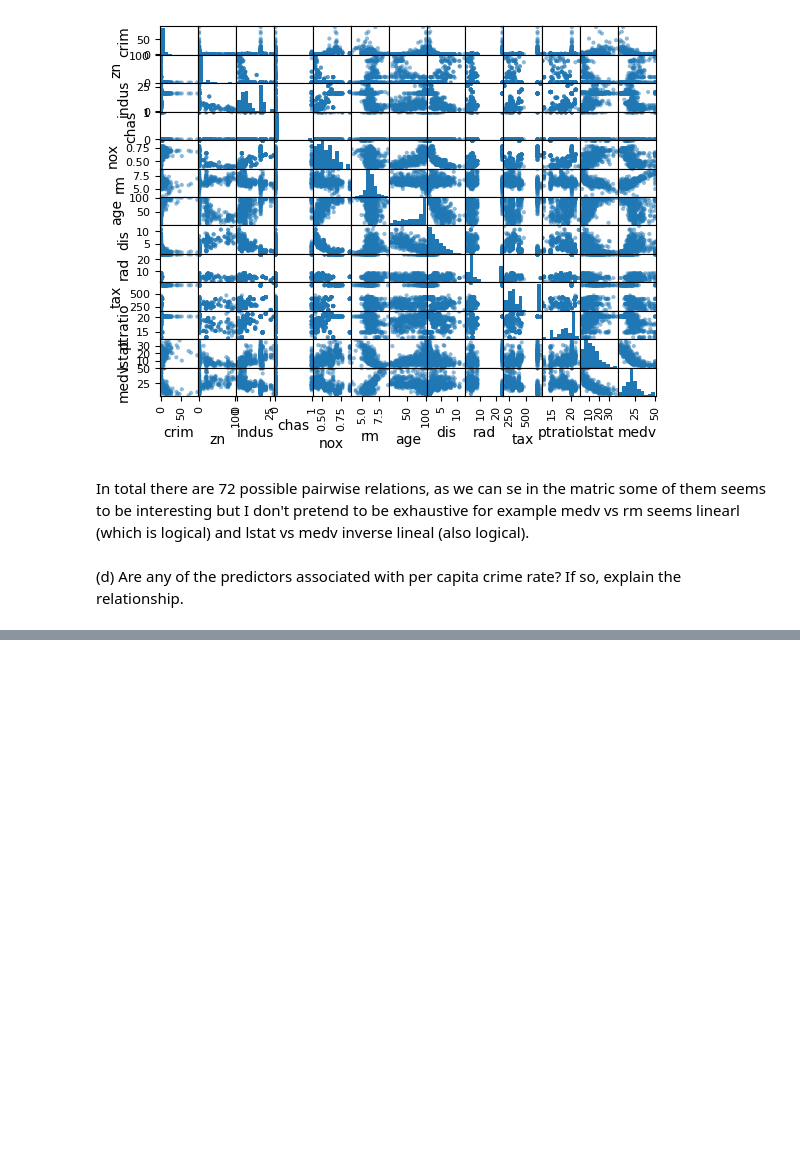
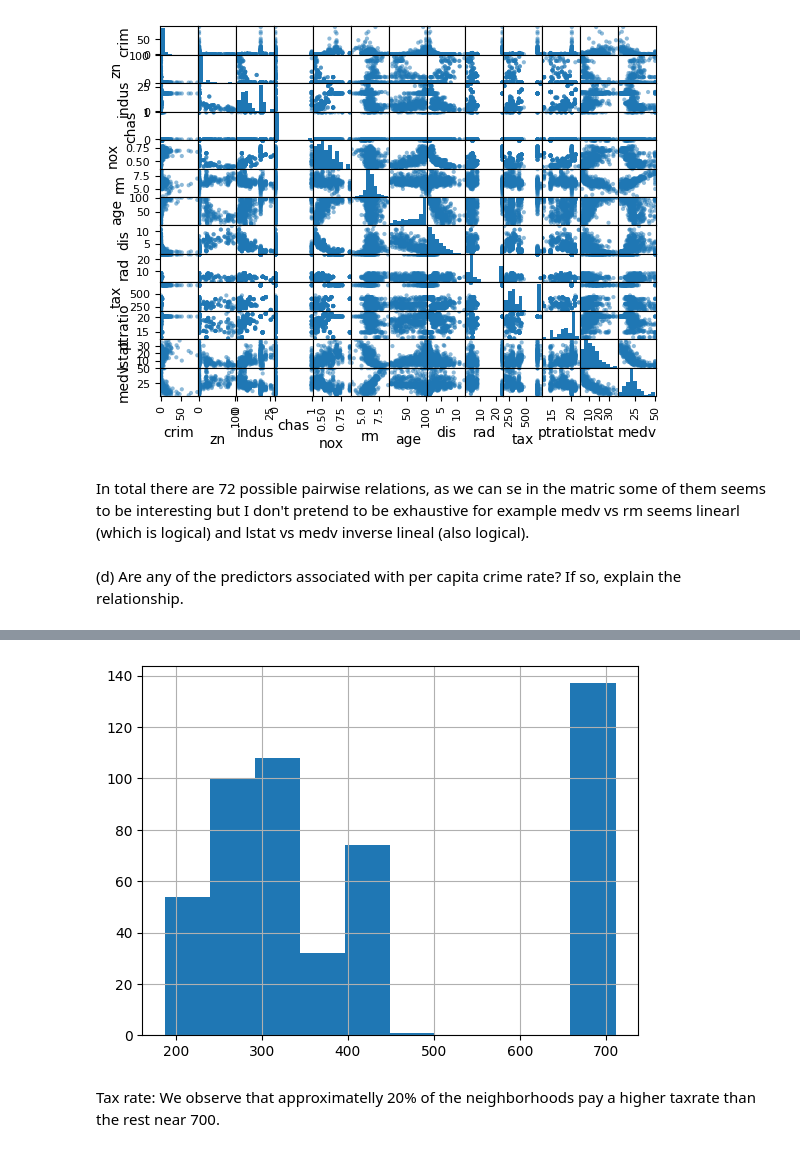
Before and after one commit to hinojosaad/islp, a Jupyter notebook: Chapter2/ch2.ipynb, the cells around one changed output, grey strips where cells are left out. Saved outputs shown, nothing was run; the diff lists cells and outputs as text; code cells hidden in the pictures; blank space fills up the shorter version.

```diff
--- a/Chapter2/ch2.ipynb
+++ b/Chapter2/ch2.ipynb
@@ -377,0 +440,6 @@ If so, explain the relationship.
+# %%
+Boston['tax'].hist(bins=10);
+# %% [output]
+[figure, added]
+# %% [markdown]
+Tax rate: We observe that approximatelly 20% of the neighborhoods pay a higher taxrate than the rest near 700.
```
Also changed, not shown: parts of 12 cells of this notebook.
